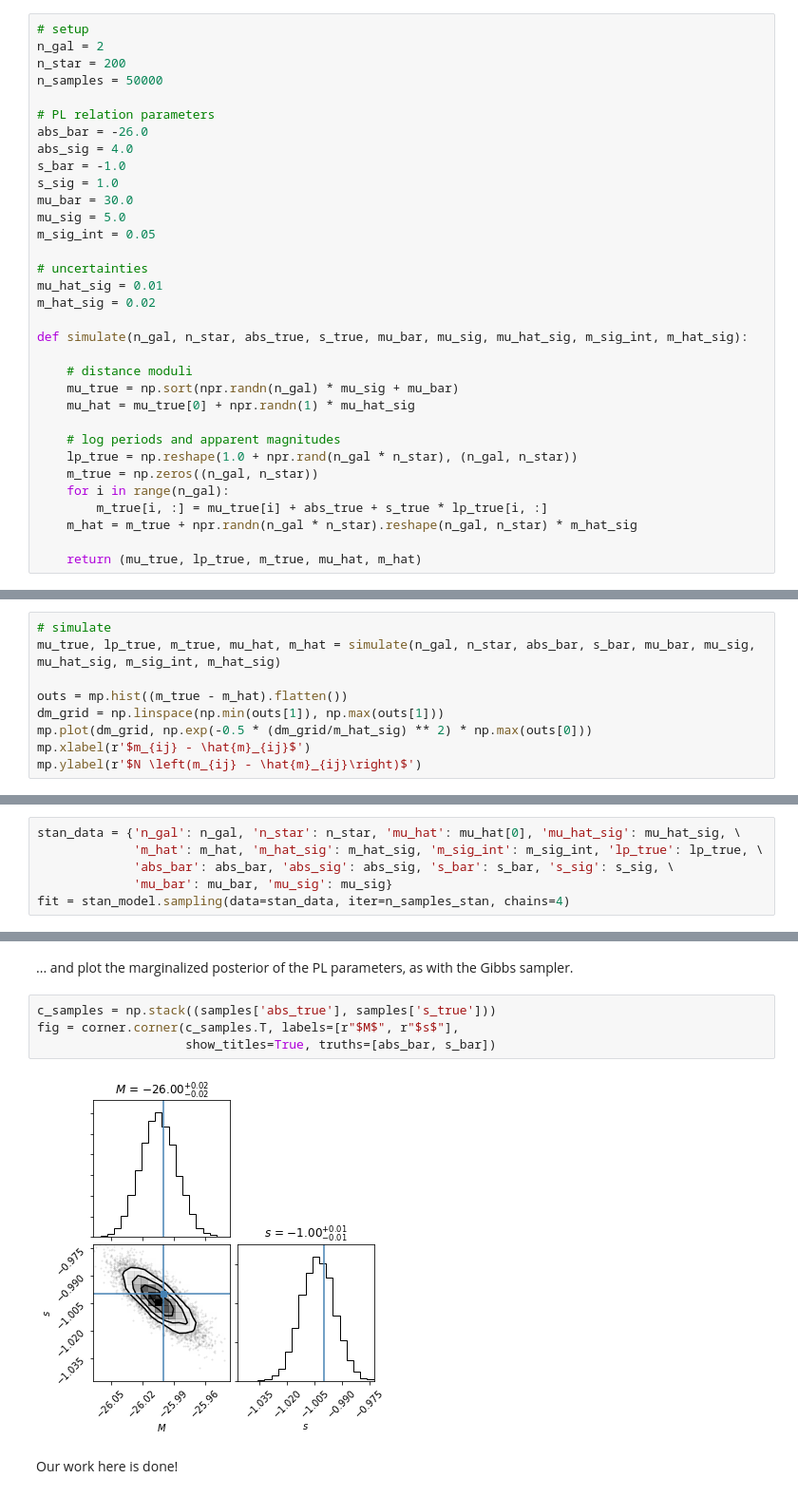
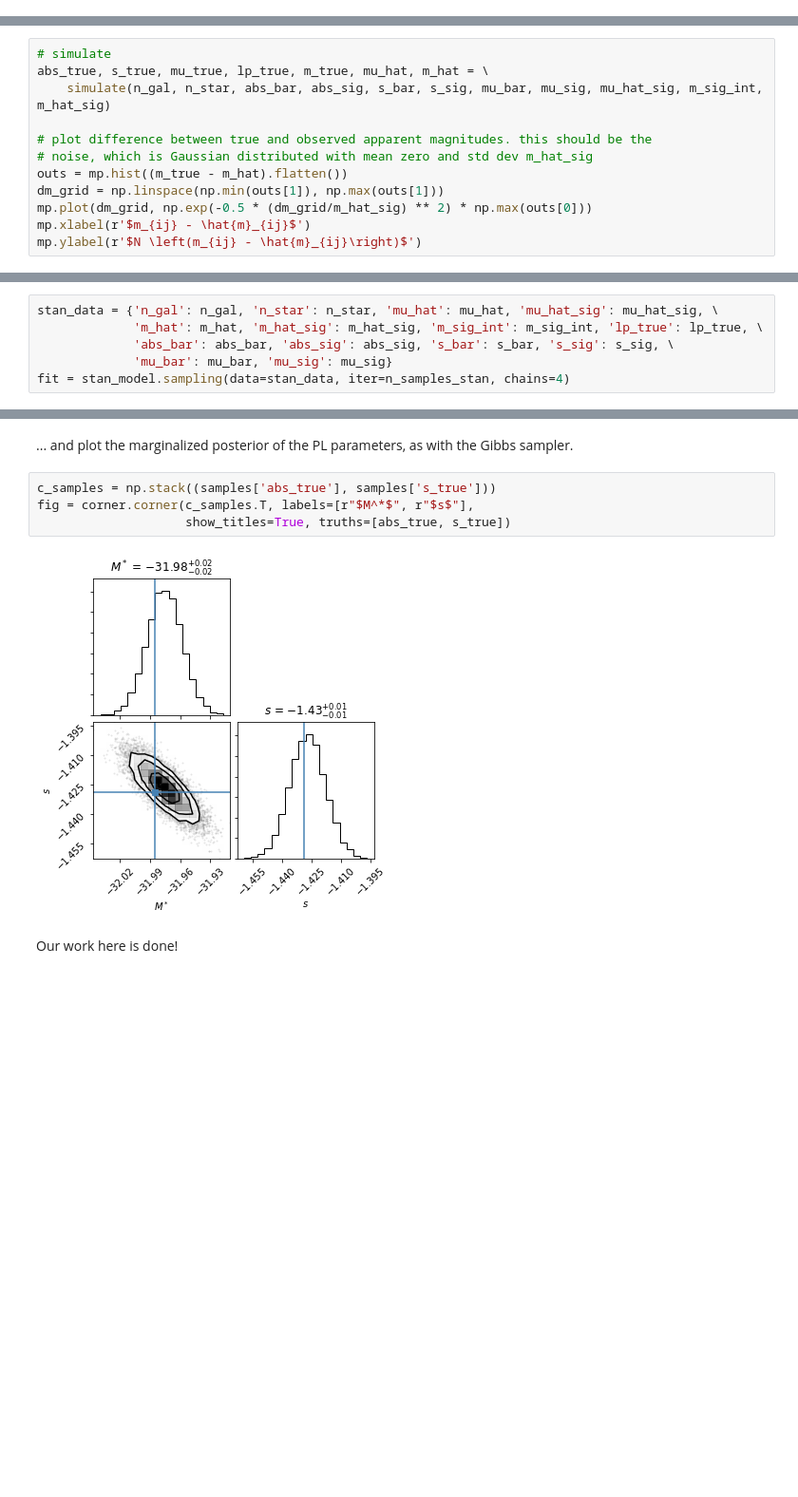
Before and after one commit to sfeeney/bhm_lecture, a Jupyter notebook: bhms.ipynb, the cells around one changed output, grey strips where cells are left out. Shown at 95% size. Drawn from its saved outputs; the diff is of its cells as text; blank space fills up the shorter version.

```diff
--- a/bhms.ipynb
+++ b/bhms.ipynb
@@ -16,36 +16,3 @@ import matplotlib.pyplot as mp
 ## Task 2
 
 In which I ask you to write a Python function to generate a simulated Cepheid sample using the period-luminosity relation $m_{ij} = \mu_i + M^* + s\,\log p_{ij} + \epsilon(\sigma_{\rm int})$. For simplicity, assume Gaussian priors on everything, Gaussian intrinsic scatter and Gaussian measurement uncertainties. Assume only the first host has a distance modulus estimate.
-# %%
-# setup
-n_gal = 2
-n_star = 200
-n_samples = 50000
-
-# PL relation parameters
-abs_bar = -26.0
-abs_sig = 4.0
-s_bar = -1.0
-s_sig = 1.0
-mu_bar = 30.0
-mu_sig = 5.0
-m_sig_int = 0.05
-
-# uncertainties
-mu_hat_sig = 0.01
-m_hat_sig = 0.02
-
-def simulate(n_gal, n_star, abs_true, s_true, mu_bar, mu_sig, mu_hat_sig, m_sig_int, m_hat_sig):
-
-    # distance moduli
-    mu_true = np.sort(npr.randn(n_gal) * mu_sig + mu_bar)
-    mu_hat = mu_true[0] + npr.randn(1) * mu_hat_sig
-
-    # log periods and apparent magnitudes
-    lp_true = np.reshape(1.0 + npr.rand(n_gal * n_star), (n_gal, n_star))
-    m_true = np.zeros((n_gal, n_star))
-    for i in range(n_gal):
-        m_true[i, :] = mu_true[i] + abs_true + s_true * lp_true[i, :]
-    m_hat = m_true + npr.randn(n_gal * n_star).reshape(n_gal, n_star) * m_hat_sig
-
-    return (mu_true, lp_true, m_true, mu_hat, m_hat)
@@ -53,8 +68,11 @@ def simulate(n_gal, n_star, abs_true, s_true, mu_bar, mu_sig, mu_hat_sig, m_sig_
 Let's check that the simulation generates something sane. A simple test that the magnitude measurements errors are correctly generated.
 # %%
 # simulate
-mu_true, lp_true, m_true, mu_hat, m_hat = simulate(n_gal, n_star, abs_bar, s_bar, mu_bar, mu_sig, mu_hat_sig, m_sig_int, m_hat_sig)
+abs_true, s_true, mu_true, lp_true, m_true, mu_hat, m_hat = \
+    simulate(n_gal, n_star, abs_bar, abs_sig, s_bar, s_sig, mu_bar, mu_sig, mu_hat_sig, m_sig_int, m_hat_sig)
 
+# plot difference between true and observed apparent magnitudes. this should be the
+# noise, which is Gaussian distributed with mean zero and std dev m_hat_sig
 outs = mp.hist((m_true - m_hat).flatten())
 dm_grid = np.linspace(np.min(outs[1]), np.max(outs[1]))
 mp.plot(dm_grid, np.exp(-0.5 * (dm_grid/m_hat_sig) ** 2) * np.max(outs[0]))
@@ -365,7 +409,7 @@ else:
 # %% [markdown]
 Now let's sample...
 # %%
-stan_data = {'n_gal': n_gal, 'n_star': n_star, 'mu_hat': mu_hat[0], 'mu_hat_sig': mu_hat_sig, \
+stan_data = {'n_gal': n_gal, 'n_star': n_star, 'mu_hat': mu_hat, 'mu_hat_sig': mu_hat_sig, \
              'm_hat': m_hat, 'm_hat_sig': m_hat_sig, 'm_sig_int': m_sig_int, 'lp_true': lp_true, \
              'abs_bar': abs_bar, 'abs_sig': abs_sig, 's_bar': s_bar, 's_sig': s_sig, \
              'mu_bar': mu_bar, 'mu_sig': mu_sig}
@@ -397,9 +441,9 @@ convergence, Rhat=1).
 ... and plot the marginalized posterior of the PL parameters, as with the Gibbs sampler.
 # %%
 c_samples = np.stack((samples['abs_true'], samples['s_true']))
-fig = corner.corner(c_samples.T, labels=[r"$M$", r"$s$"],
-                    show_titles=True, truths=[abs_bar, s_bar])
+fig = corner.corner(c_samples.T, labels=[r"$M^*$", r"$s$"],
+                    show_titles=True, truths=[abs_true, s_true])
 # %% [output]
-[figure, old version]
+[figure, new version]
 # %% [markdown]
 Our work here is done!
```
Also changed, not shown: parts of 19 cells of this notebook.
